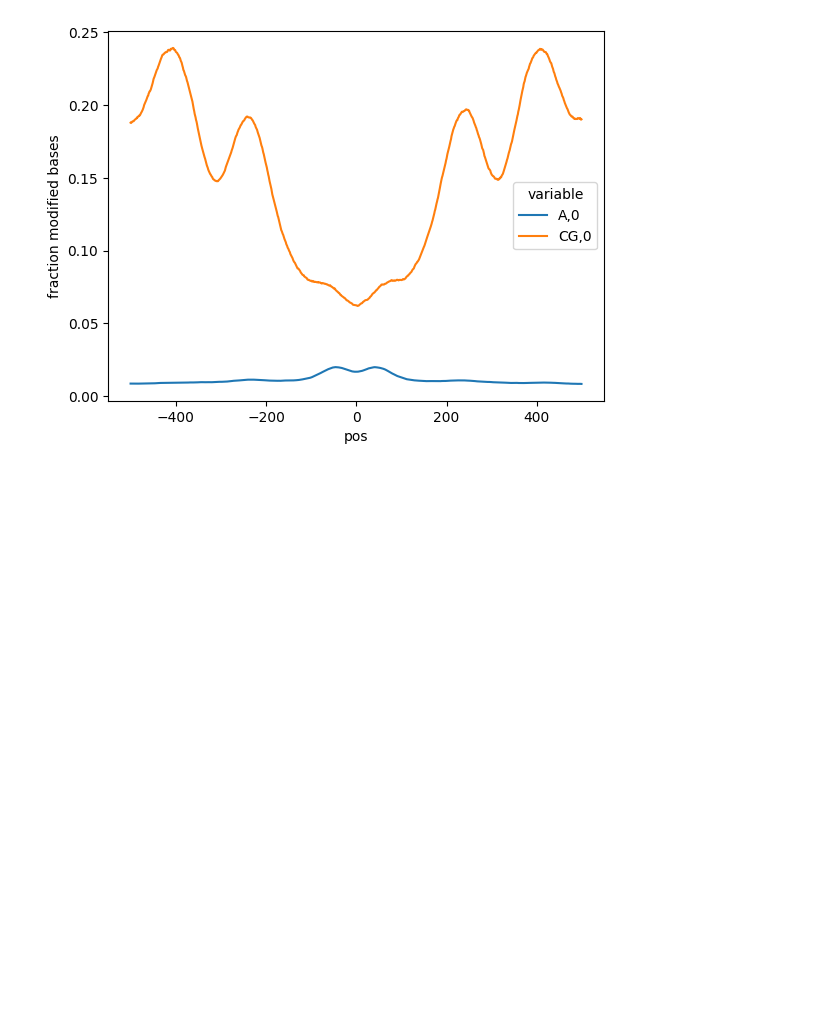
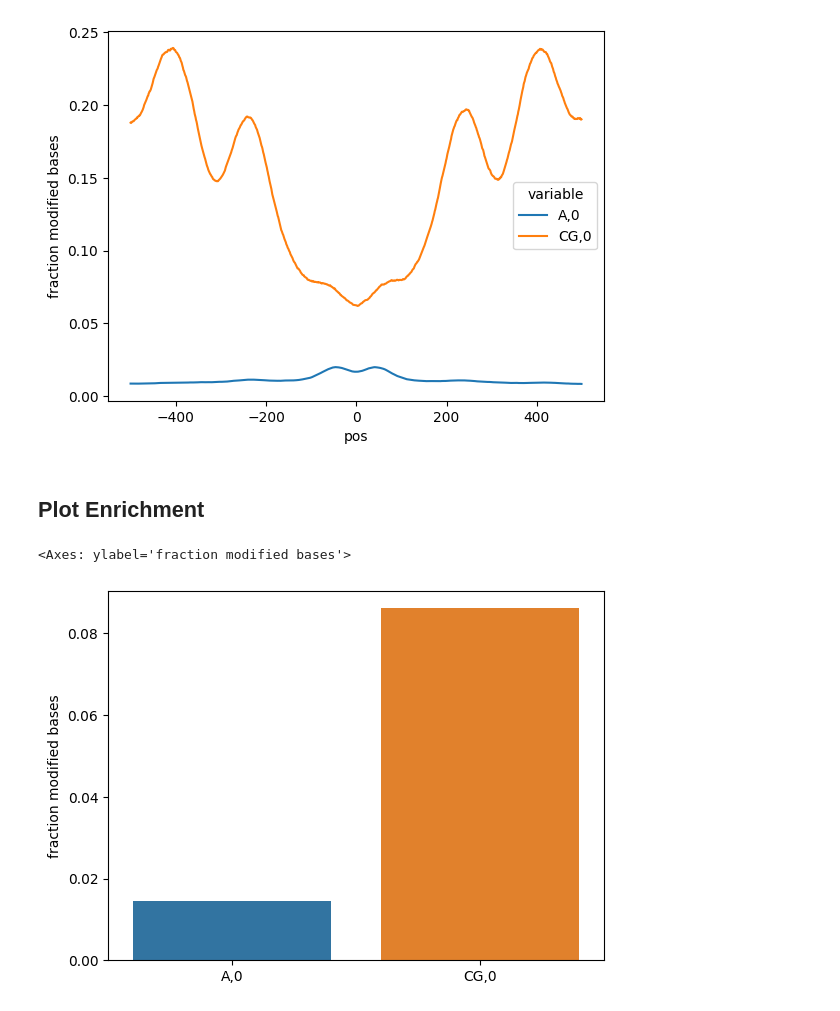
Before and after one commit to streetslab/dimelo, a Jupyter notebook: prototyping/test.ipynb, the cells around one changed output. Cells and saved outputs as stored; diff of their text form; code cells hidden in the pictures; blank space fills up the shorter version.

Commit message:
plot_enrichment with real data

```diff
--- a/prototyping/test.ipynb
+++ b/prototyping/test.ipynb
@@ -140,3 +134,5 @@ Loading regions from ENCFF797SDL.chm13v1.1.bed using even 500bp windows in eithe
 Writing new bed file ENCFF797SDL.chm13v1.1.windowed.bed
 <Axes: xlabel='pos', ylabel='fraction modified bases'>
 [figure]
+# %% [markdown]
+## Plot Enrichment
@@ -142,0 +144,17 @@ Writing new bed file ENCFF797SDL.chm13v1.1.windowed.bed
+# %%
+valid_bam_file = Path('/Users/jeremy/devspace/modkit_exploration/analysis/20231010_5thFloorTest_CTCF.bam')
+bed_file = Path('/Users/jeremy/devspace/modkit_exploration/analysis/ENCFF797SDL.chm13v1.1.bed')
+ref_genome_file = Path('/Users/jeremy/devspace/modkit_exploration/analysis/chm13.draft_v1.1.fasta')
+test_output_dir = Path('./test_outputs')
+test_output_dir.mkdir(exist_ok=True)
+
+output_name = '.'.join([valid_bam_file.stem, bed_file.stem])
+
+test_mod_file = f'{test_output_dir / output_name}.sorted.bed.gz'
+# %%
+plot_enrichment.plot_enrichment_vary_mod(mod_file_name=test_mod_file,
+                                        bed_file_name=bed_file,
+                                        mod_names=['A,0','CG,0'])
+# %% [output]
+<Axes: ylabel='fraction modified bases'>
+[figure, added]
```
Also changed, not shown: parts of 2 cells of this notebook, 2 other files.
